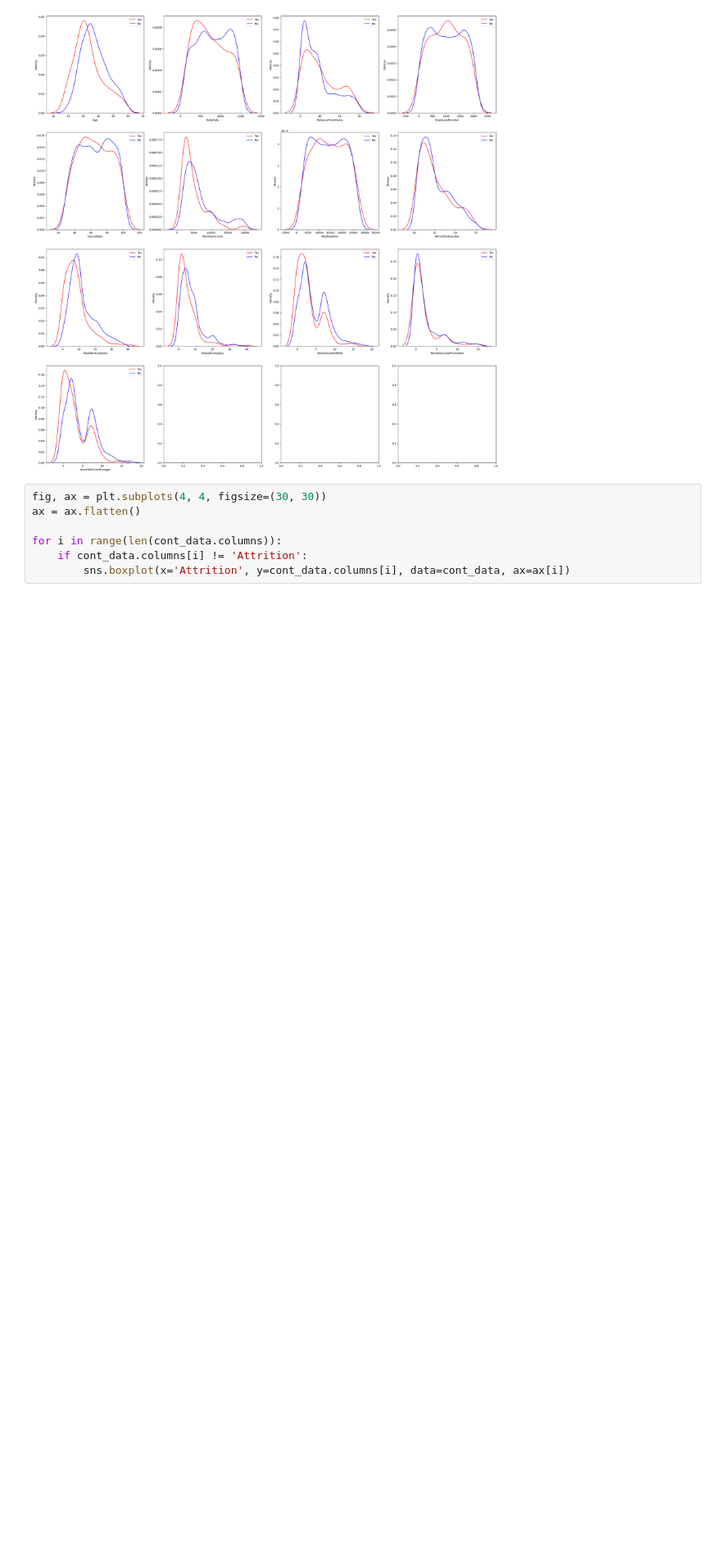
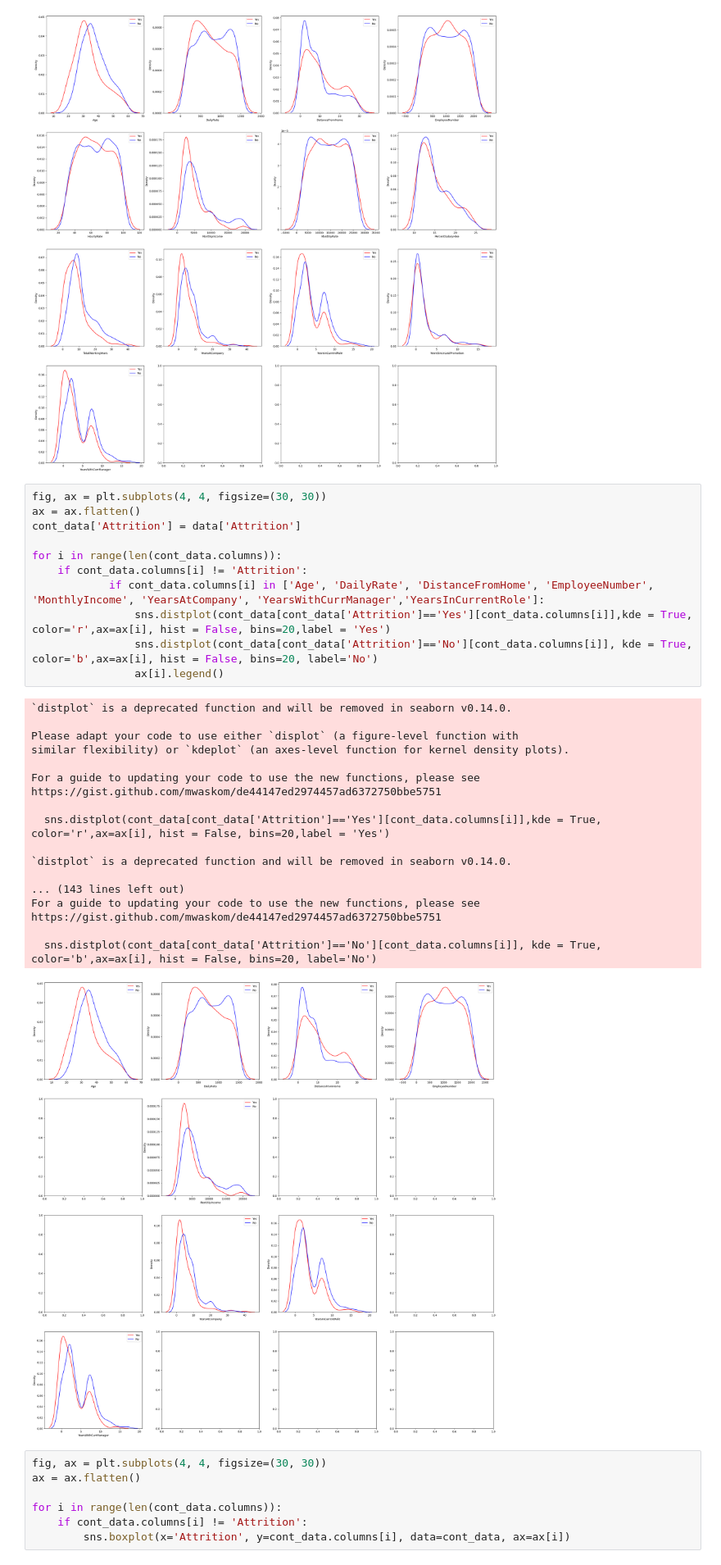
Before and after one commit to Indigo-Coder-github/23_1_Database, a Jupyter notebook: data_visualization.ipynb, the cells around one changed output. Shown at 82% size. Saved outputs shown, nothing was run; the diff lists cells and outputs as text; blank space fills up the shorter version.

```diff
--- a/data_visualization.ipynb
+++ b/data_visualization.ipynb
@@ -253,6 +286,36 @@ https://gist.github.com/mwaskom/de44147ed2974457ad6372750bbe5751
 
   sns.distplot(cont_data[cont_data['Attrition']=='No'][cont_data.columns[i]], kde = True, color='b',ax=ax[i], hist = False, bins=20, label='No')
 [figure]
+# %%
+fig, ax = plt.subplots(4, 4, figsize=(30, 30))
+ax = ax.flatten()
+cont_data['Attrition'] = data['Attrition']
+
+for i in range(len(cont_data.columns)):
+    if cont_data.columns[i] != 'Attrition':
+            if cont_data.columns[i] in ['Age', 'DailyRate', 'DistanceFromHome', 'EmployeeNumber', 'MonthlyIncome', 'YearsAtCompany', 'YearsWithCurrManager','YearsInCurrentRole']:
+                sns.distplot(cont_data[cont_data['Attrition']=='Yes'][cont_data.columns[i]],kde = True, color='r',ax=ax[i], hist = False, bins=20,label = 'Yes')
+                sns.distplot(cont_data[cont_data['Attrition']=='No'][cont_data.columns[i]], kde = True, color='b',ax=ax[i], hist = False, bins=20, label='No')
+                ax[i].legend()
+# %% [output]
+`distplot` is a deprecated function and will be removed in seaborn v0.14.0.
+
+Please adapt your code to use either `displot` (a figure-level function with
+similar flexibility) or `kdeplot` (an axes-level function for kernel density plots).
+
+For a guide to updating your code to use the new functions, please see
+https://gist.github.com/mwaskom/de44147ed2974457ad6372750bbe5751
+
+  sns.distplot(cont_data[cont_data['Attrition']=='Yes'][cont_data.columns[i]],kde = True, color='r',ax=ax[i], hist = False, bins=20,label = 'Yes')
+
+`distplot` is a deprecated function and will be removed in seaborn v0.14.0.
+
+... (143 lines left out)
+For a guide to updating your code to use the new functions, please see
+https://gist.github.com/mwaskom/de44147ed2974457ad6372750bbe5751
+
+  sns.distplot(cont_data[cont_data['Attrition']=='No'][cont_data.columns[i]], kde = True, color='b',ax=ax[i], hist = False, bins=20, label='No')
+[figure, added]
 # %%
 fig, ax = plt.subplots(4, 4, figsize=(30, 30))
 ax = ax.flatten()
```
Also changed, not shown: parts of 9 cells of this notebook, 2 other files.
